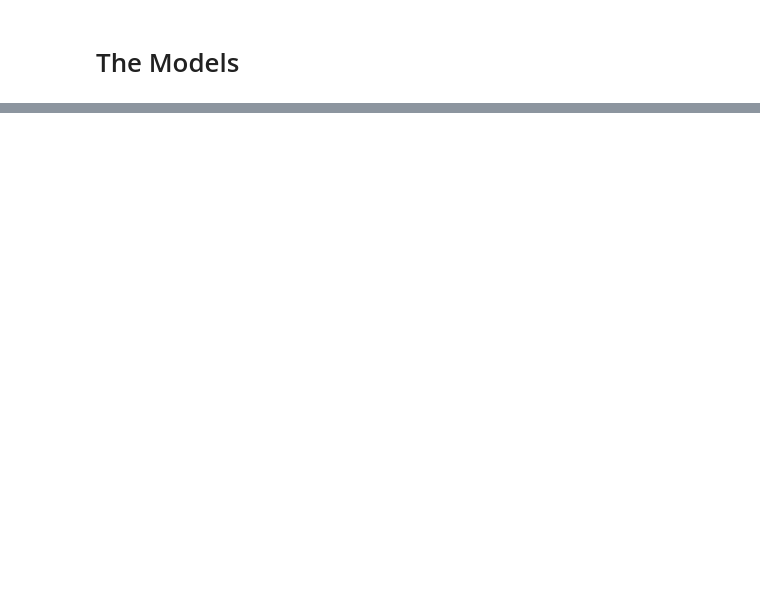
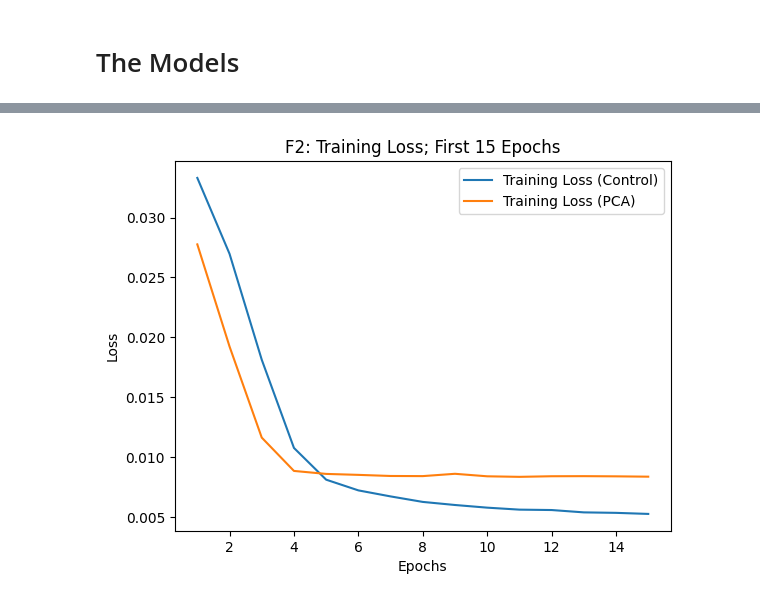
Before and after one commit to keinnyne000/PCA-Basketball-DSCI369, a Jupyter notebook: sports_prediction.ipynb, the cells around one changed output, grey strips where cells are left out. Saved outputs shown, nothing was run; the diff lists cells and outputs as text; code cells hidden in the pictures; blank space fills up the shorter version.

```diff
--- a/sports_prediction.ipynb
+++ b/sports_prediction.ipynb
@@ -136,0 +198,10 @@ np.float64(0.05363807156981998)
+# %%
+plt.plot(epochs[:15], train_loss_control[:15], label='Training Loss (Control)')
+plt.plot(epochs[:15], train_loss_pca[:15], label='Training Loss (PCA)')
+plt.xlabel('Epochs')
+plt.ylabel('Loss')
+plt.title('F2: Training Loss; First 15 Epochs')
+plt.legend()
+plt.show()
+# %% [output]
+[figure, added]
```
Also changed, not shown: parts of 33 cells of this notebook, 4 other files.
